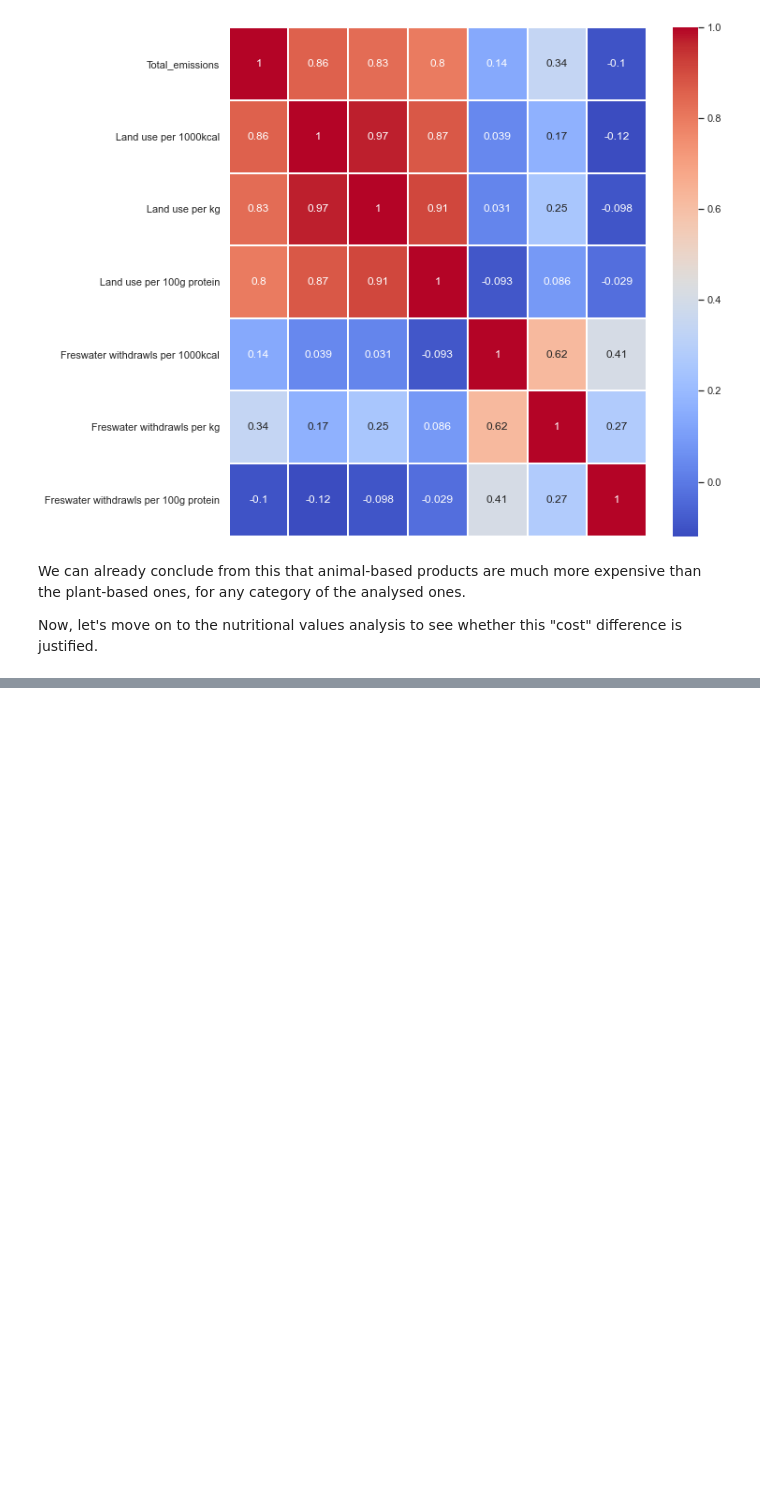
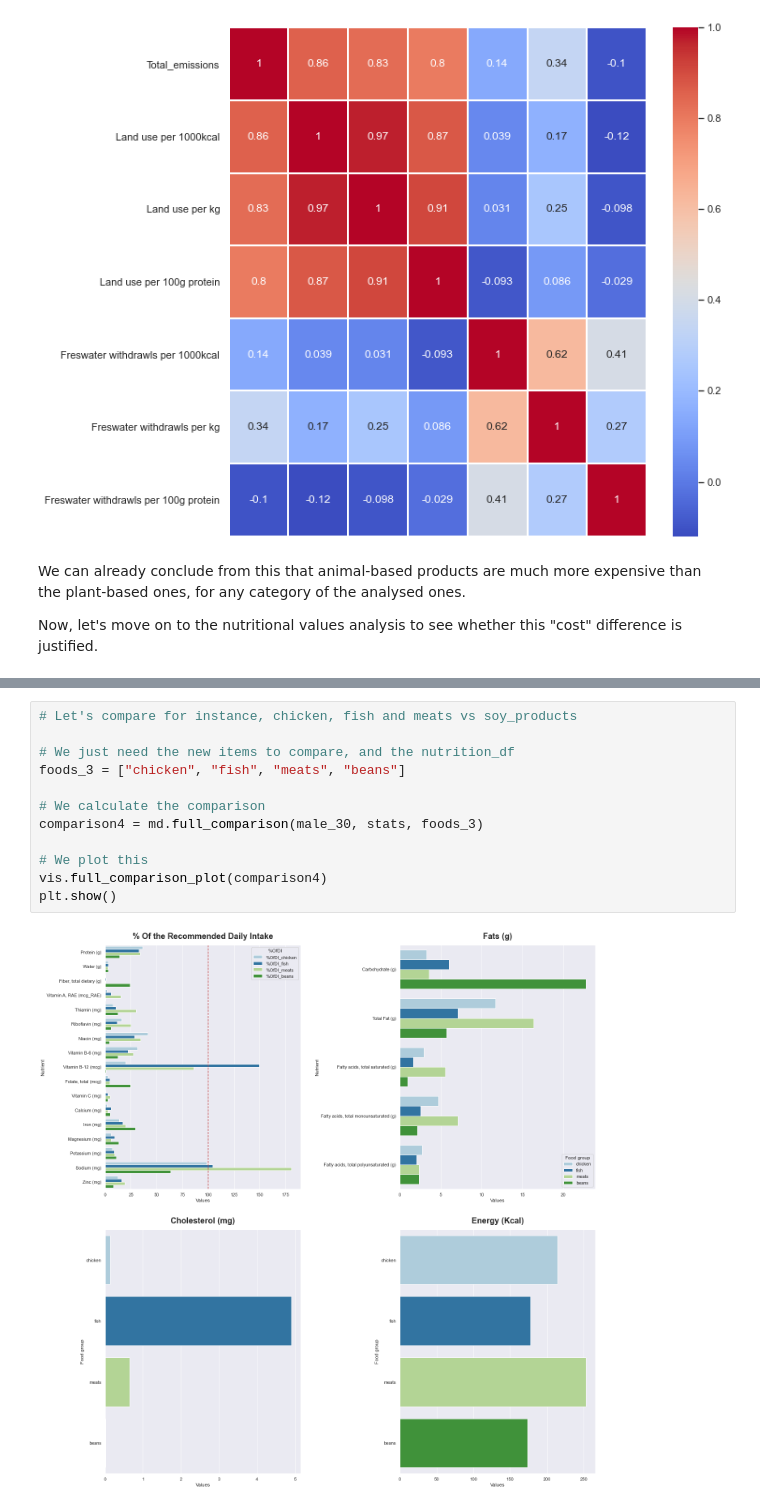
Before and after one commit to Jasc94/thebridge, a Jupyter notebook: 0_Project_EDA/src/main.ipynb, the cells around one changed output, grey strips where cells are left out. Saved outputs shown, nothing was run; the diff lists cells and outputs as text; blank space fills up the shorter version.

```diff
--- a/0_Project_EDA/src/main.ipynb
+++ b/0_Project_EDA/src/main.ipynb
@@ -308,0 +234,14 @@ fig.tight_layout(pad = 3)
+# %%
+# Let's compare for instance, chicken, fish and meats vs soy_products
+
+# We just need the new items to compare, and the nutrition_df
+foods_3 = ["chicken", "fish", "meats", "beans"]
+
+# We calculate the comparison
+comparison4 = md.full_comparison(male_30, stats, foods_3)
+
+# We plot this
+vis.full_comparison_plot(comparison4)
+plt.show()
+# %% [output]
+[figure, added]
```
Also changed, not shown: parts of 19 cells of this notebook, 4 other files.
